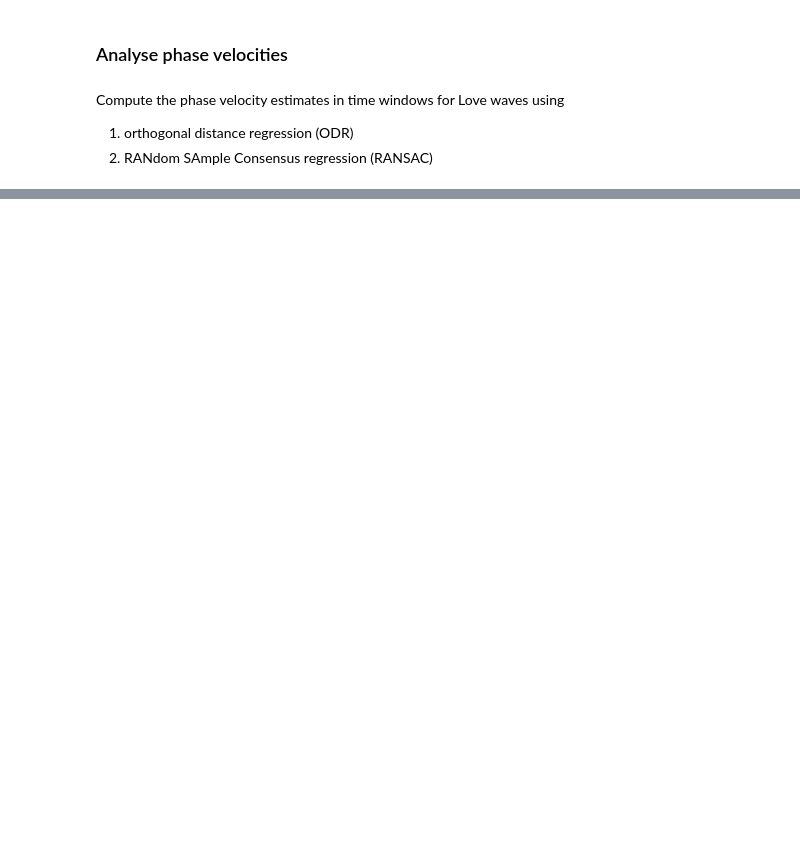
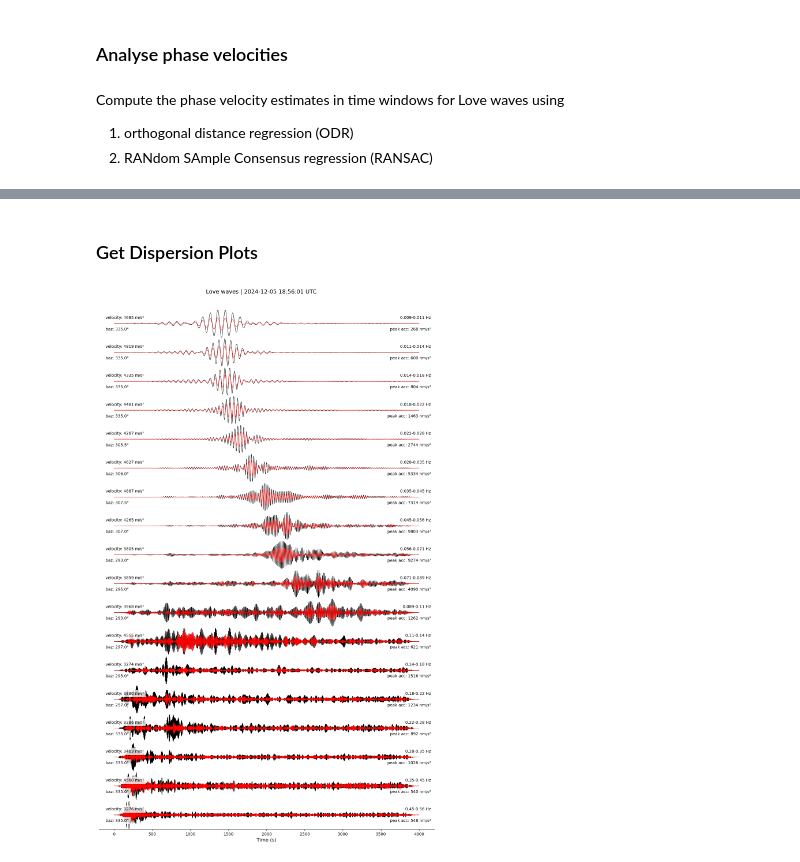
Before and after one commit to andbrocode/SixDegreesOfFreedom, a Jupyter notebook: examples/XGring_analysis_demo1.ipynb, the cells around one changed output, grey strips where cells are left out. Cells and saved outputs as stored; diff of their text form; code cells hidden in the pictures; blank space fills up the shorter version.

```diff
--- a/examples/XGring_analysis_demo1.ipynb
+++ b/examples/XGring_analysis_demo1.ipynb
@@ -325,0 +328,38 @@ fig = plot_velocities(
+# %% [markdown]
+### Get Dispersion Plots
+# %%
+params = {
+    'fmin': 0.01,
+    'fmax': 0.5,
+    'octave_fraction': 3,
+    'window_factor': 6.0,
+    'cc_threshold': 0.7,
+    'cc_method': 'max',
+    'baz_step': 1,
+    'time_window_overlap': 0.25,
+}
+# %%
+# Compute dispersion curve for Love waves
+love_results_odr = sd.compute_dispersion_curve(
+    wave_type="love",
+    fmin=params['fmin'],              # Minimum frequency in Hz
+    fmax=params['fmax'],               # Maximum frequency in Hz
+    octave_fraction=params['octave_fraction'],      # 1/3 octave bands
+    window_factor=params['window_factor'],      # Time window = window_factor / fc
+    cc_threshold=params['cc_threshold'],       # Cross-correlation threshold
+    cc_method=params['cc_method'],           # Cross-correlation method: 'mid' or 'max'
+    time_window_overlap=0.5,    # Backazimuth window overlap
+    velocity_threshold=5000.0,  # exclude v > 5000 m/s from KDE only
+    velocity_method='odr',  # Regression method: 'odr', 'ransac', etc.
+    zero_intercept=False,    # Force zero intercept
+    verbose=False,            # Print progress
+    n_jobs=3            # Number of parallel jobs
+)
+# %%
+fig_traces_love = plot_dispersion_traces(
+    dispersion_results=love_results_odr,
+    unitscale="nano",
+    data_type="acceleration"
+)
+# %% [output]
+[figure, added]
```
Also changed, not shown: parts of 8 cells of this notebook, 5 other files.
